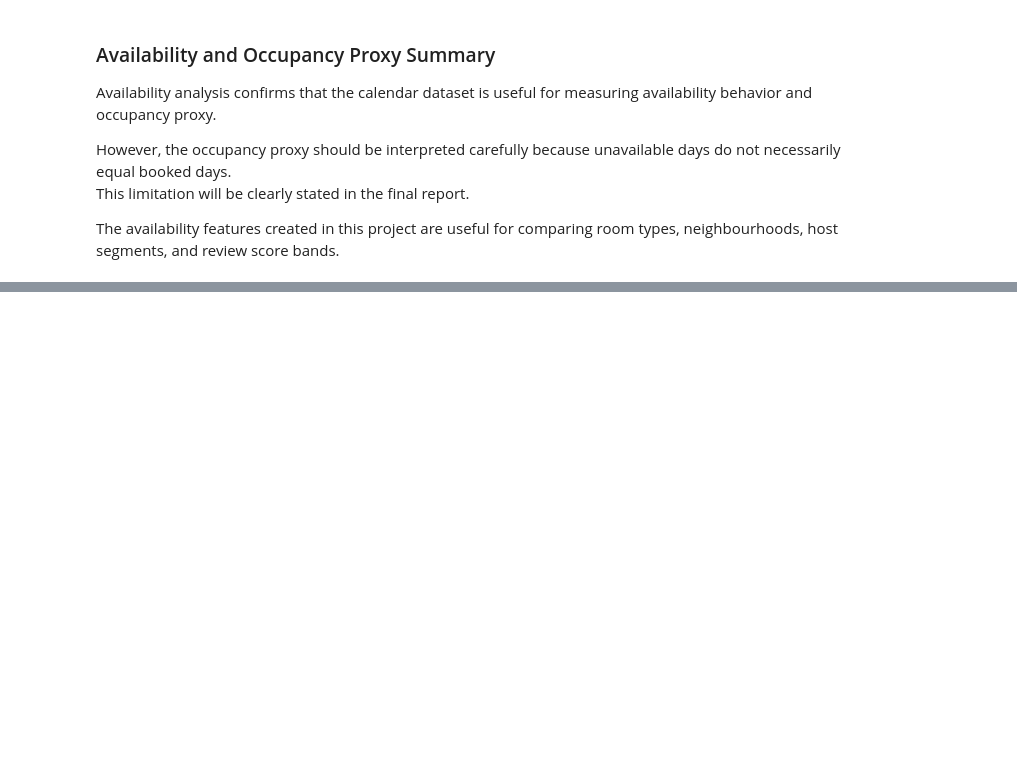
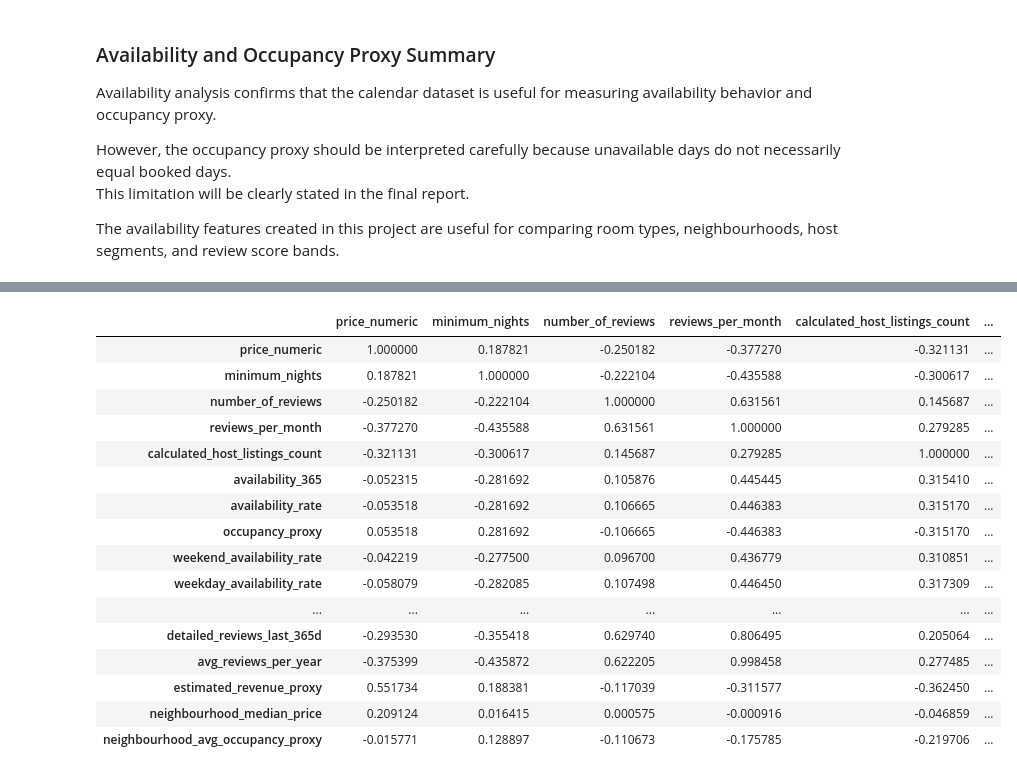
Before and after one commit to Tnadeeja/Inside-Airbnb-Market-Intelligence-Platform-Data-Engineering-Analytics-AI, a Jupyter notebook: notebooks/03_eda_business_analysis.ipynb, the cells around one changed output, grey strips where cells are left out. Saved outputs shown, nothing was run; the diff lists cells and outputs as text; code cells hidden in the pictures; blank space fills up the shorter version.

```diff
--- a/notebooks/03_eda_business_analysis.ipynb
+++ b/notebooks/03_eda_business_analysis.ipynb
@@ -1151,0 +1251,22 @@ The availability features created in this project are useful for comparing room
+# %%
+spearman_corr = correlation_df.corr(method="spearman", numeric_only=True)
+
+spearman_corr
+# %% [output]
+|  | price_numeric | minimum_nights | number_of_reviews | reviews_per_month | calculated_host_listings_count | ... |
+| price_numeric | 1.000000 | 0.187821 | -0.250182 | -0.377270 | -0.321131 | ... |
+| minimum_nights | 0.187821 | 1.000000 | -0.222104 | -0.435588 | -0.300617 | ... |
+| number_of_reviews | -0.250182 | -0.222104 | 1.000000 | 0.631561 | 0.145687 | ... |
+| reviews_per_month | -0.377270 | -0.435588 | 0.631561 | 1.000000 | 0.279285 | ... |
+| calculated_host_listings_count | -0.321131 | -0.300617 | 0.145687 | 0.279285 | 1.000000 | ... |
+| availability_365 | -0.052315 | -0.281692 | 0.105876 | 0.445445 | 0.315410 | ... |
+| availability_rate | -0.053518 | -0.281692 | 0.106665 | 0.446383 | 0.315170 | ... |
+| occupancy_proxy | 0.053518 | 0.281692 | -0.106665 | -0.446383 | -0.315170 | ... |
+| weekend_availability_rate | -0.042219 | -0.277500 | 0.096700 | 0.436779 | 0.310851 | ... |
+| weekday_availability_rate | -0.058079 | -0.282085 | 0.107498 | 0.446450 | 0.317309 | ... |
+| ... | ... | ... | ... | ... | ... | ... |
+| detailed_reviews_last_365d | -0.293530 | -0.355418 | 0.629740 | 0.806495 | 0.205064 | ... |
+| avg_reviews_per_year | -0.375399 | -0.435872 | 0.622205 | 0.998458 | 0.277485 | ... |
+| estimated_revenue_proxy | 0.551734 | 0.188381 | -0.117039 | -0.311577 | -0.362450 | ... |
+| neighbourhood_median_price | 0.209124 | 0.016415 | 0.000575 | -0.000916 | -0.046859 | ... |
+| neighbourhood_avg_occupancy_proxy | -0.015771 | 0.128897 | -0.110673 | -0.175785 | -0.219706 | ... |
```
Also changed, not shown: parts of 12 cells of this notebook, 6 other files.
